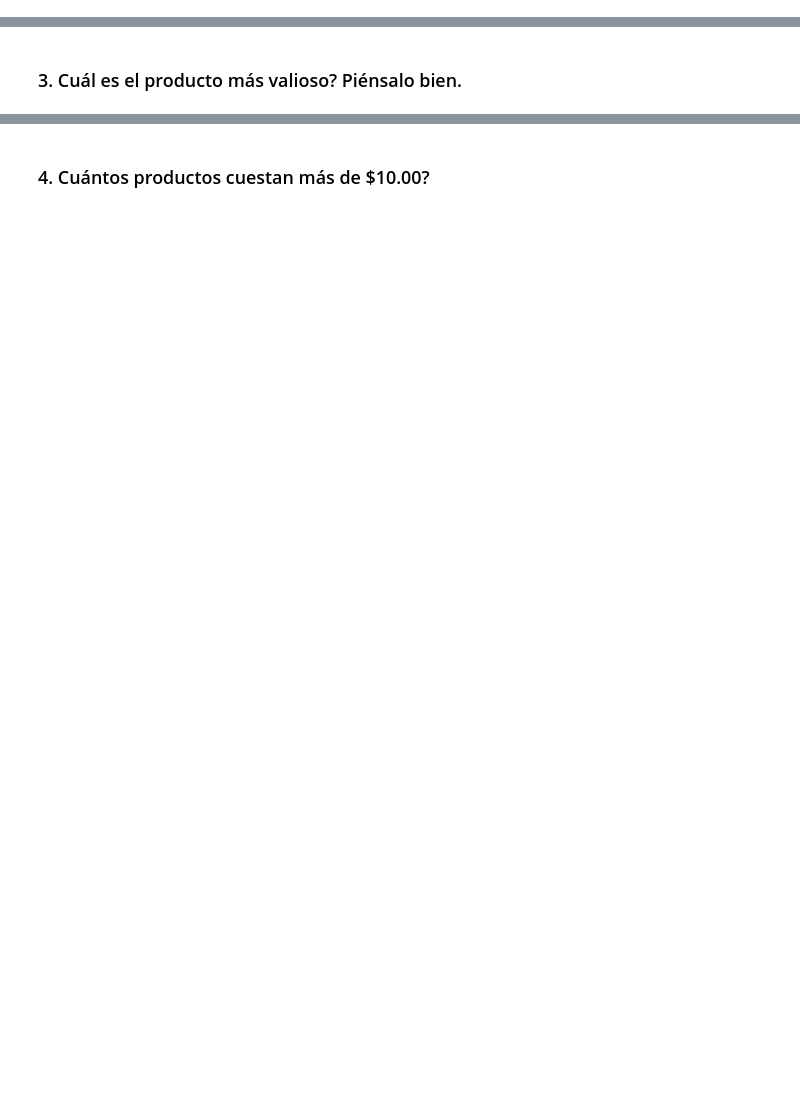
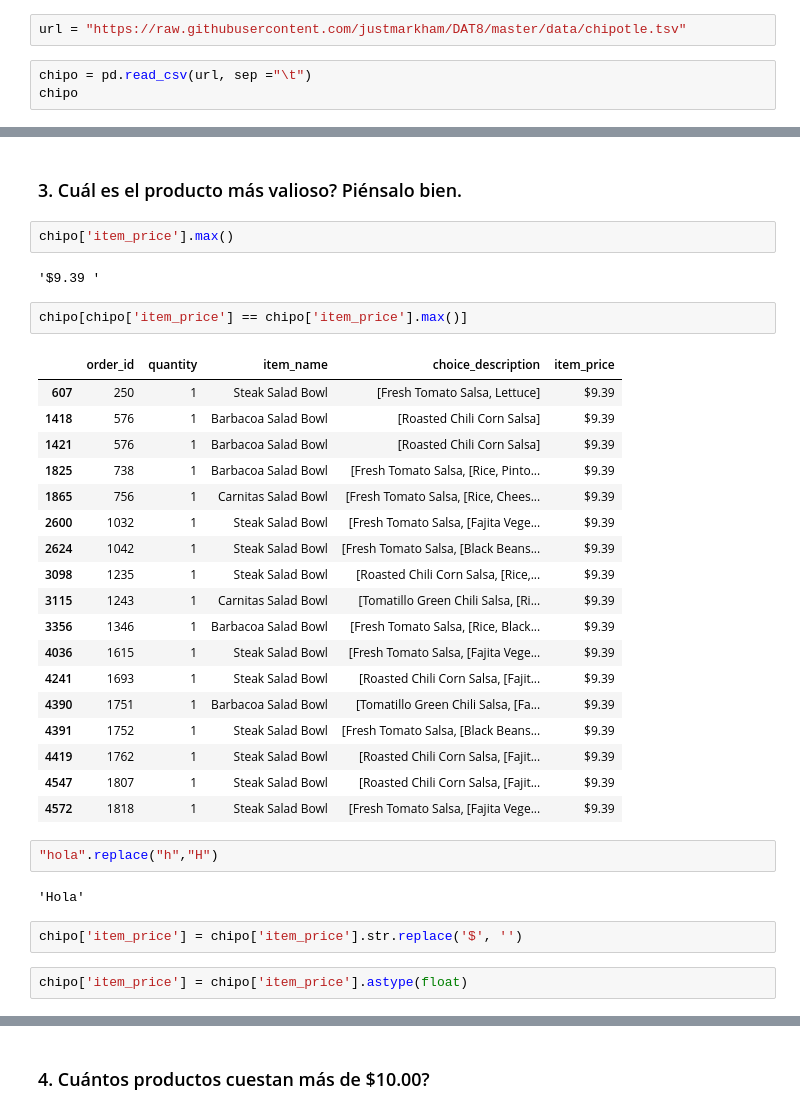
Before and after one commit to Volkmar87/2405_dsft_thebridge, a Jupyter notebook: 1_Data_Analysis/2-Pandas/Practica/1-Chipotle/Chipotle.ipynb, the cells around one changed output, grey strips where cells are left out. Drawn from its saved outputs; the diff is of its cells as text; blank space fills up the shorter version.

```diff
--- a/1_Data_Analysis/2-Pandas/Practica/1-Chipotle/Chipotle.ipynb
+++ b/1_Data_Analysis/2-Pandas/Practica/1-Chipotle/Chipotle.ipynb
@@ -7,2 +10,7 @@
 # %% [markdown]
 ### 2. Importa el dataset de esta dirección [address](https://raw.githubusercontent.com/justmarkham/DAT8/master/data/chipotle.tsv) y guardarlo en una variable llamada chipo.
+# %%
+url = "https://raw.githubusercontent.com/justmarkham/DAT8/master/data/chipotle.tsv"
+# %%
+chipo = pd.read_csv(url, sep ="\t")
+chipo
@@ -9,2 +58,35 @@
 # %% [markdown]
 ### 3. Cuál es el producto más valioso? Piénsalo bien.
+# %%
+chipo['item_price'].max()
+# %% [output]
+'$9.39 '
+# %%
+chipo[chipo['item_price'] == chipo['item_price'].max()]
+# %% [output]
+|  | order_id | quantity | item_name | choice_description | item_price |
+| 607 | 250 | 1 | Steak Salad Bowl | [Fresh Tomato Salsa, Lettuce] | $9.39 |
+| 1418 | 576 | 1 | Barbacoa Salad Bowl | [Roasted Chili Corn Salsa] | $9.39 |
+| 1421 | 576 | 1 | Barbacoa Salad Bowl | [Roasted Chili Corn Salsa] | $9.39 |
+| 1825 | 738 | 1 | Barbacoa Salad Bowl | [Fresh Tomato Salsa, [Rice, Pinto... | $9.39 |
+| 1865 | 756 | 1 | Carnitas Salad Bowl | [Fresh Tomato Salsa, [Rice, Chees... | $9.39 |
+| 2600 | 1032 | 1 | Steak Salad Bowl | [Fresh Tomato Salsa, [Fajita Vege... | $9.39 |
+| 2624 | 1042 | 1 | Steak Salad Bowl | [Fresh Tomato Salsa, [Black Beans... | $9.39 |
+| 3098 | 1235 | 1 | Steak Salad Bowl | [Roasted Chili Corn Salsa, [Rice,... | $9.39 |
+| 3115 | 1243 | 1 | Carnitas Salad Bowl | [Tomatillo Green Chili Salsa, [Ri... | $9.39 |
+| 3356 | 1346 | 1 | Barbacoa Salad Bowl | [Fresh Tomato Salsa, [Rice, Black... | $9.39 |
+| 4036 | 1615 | 1 | Steak Salad Bowl | [Fresh Tomato Salsa, [Fajita Vege... | $9.39 |
+| 4241 | 1693 | 1 | Steak Salad Bowl | [Roasted Chili Corn Salsa, [Fajit... | $9.39 |
+| 4390 | 1751 | 1 | Barbacoa Salad Bowl | [Tomatillo Green Chili Salsa, [Fa... | $9.39 |
+| 4391 | 1752 | 1 | Steak Salad Bowl | [Fresh Tomato Salsa, [Black Beans... | $9.39 |
+| 4419 | 1762 | 1 | Steak Salad Bowl | [Roasted Chili Corn Salsa, [Fajit... | $9.39 |
+| 4547 | 1807 | 1 | Steak Salad Bowl | [Roasted Chili Corn Salsa, [Fajit... | $9.39 |
+| 4572 | 1818 | 1 | Steak Salad Bowl | [Fresh Tomato Salsa, [Fajita Vege... | $9.39 |
+# %%
+"hola".replace("h","H")
+# %% [output]
+'Hola'
+# %%
+chipo['item_price'] = chipo['item_price'].str.replace('$', '')
+# %%
+chipo['item_price'] = chipo['item_price'].astype(float)
```
Also changed, not shown: parts of 28 cells of this notebook.
